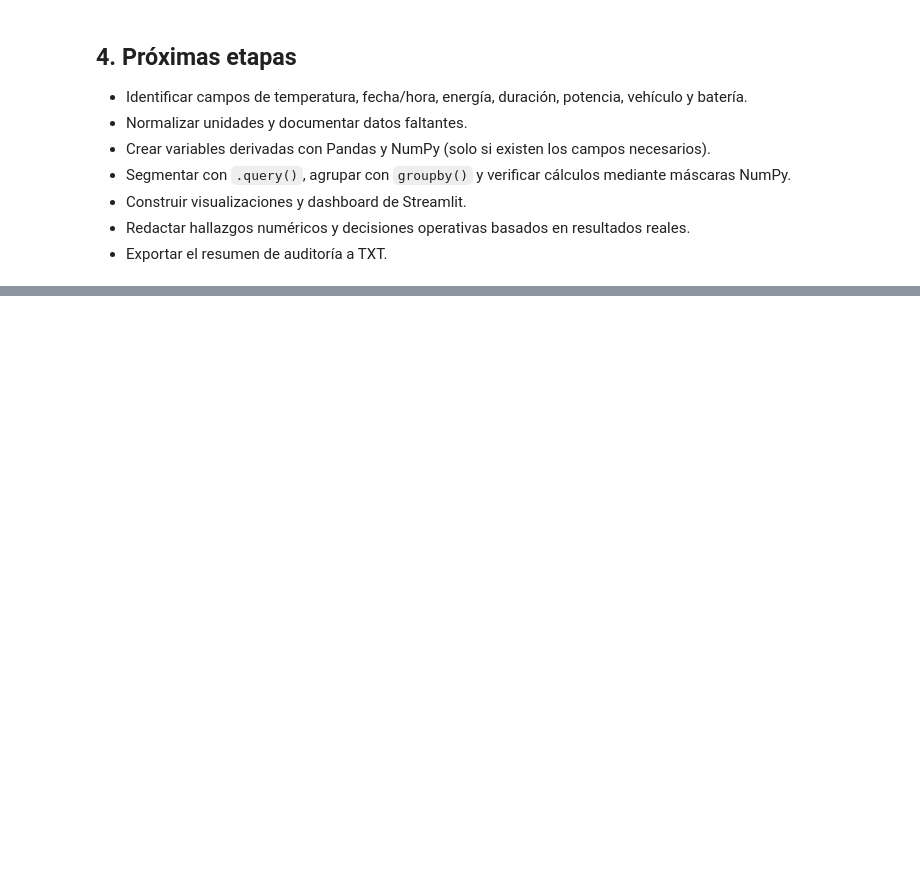
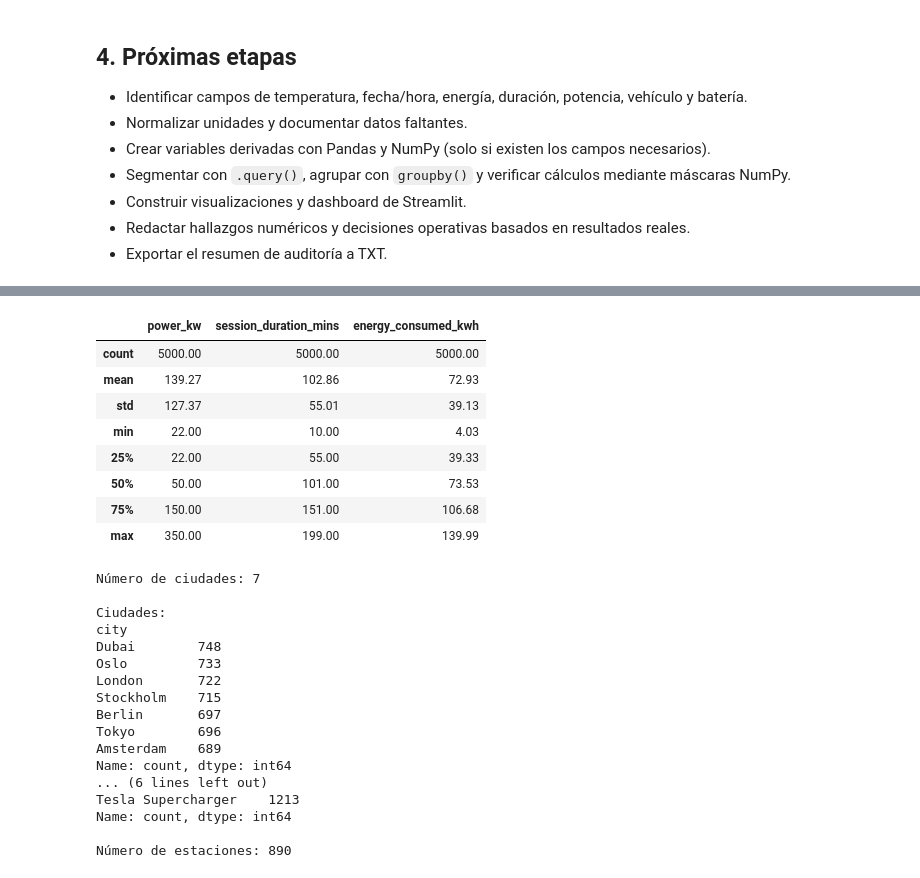
Before and after one commit to fredy10zs/analitica, a Jupyter notebook: EA4_Actividad_IA/EA4_Fredy_Ramírez.ipynb, the cells around one changed output, grey strips where cells are left out. Drawn from its saved outputs; the diff is of its cells as text; code cells hidden in the pictures; blank space fills up the shorter version.

```diff
--- a/EA4_Actividad_IA/EA4_Fredy_Ramírez.ipynb
+++ b/EA4_Actividad_IA/EA4_Fredy_Ramírez.ipynb
@@ -75,0 +153,42 @@ print('Columnas disponibles:', df.columns.tolist())
+# %%
+# Estadísticas descriptivas de las variables numéricas
+display(df[['power_kw', 'session_duration_mins', 'energy_consumed_kwh']].describe().round(2))
+
+# Número de ciudades registradas
+print("Número de ciudades:", df['city'].nunique())
+print("\nCiudades:")
+print(df['city'].value_counts())
+
+# Tipos de conectores y frecuencia
+print("\nTipos de conectores:")
+print(df['connector_type'].value_counts())
+
+# Número de estaciones distintas
+print("\nNúmero de estaciones:", df['station_id'].nunique())
+# %% [output]
+|  | power_kw | session_duration_mins | energy_consumed_kwh |
+| count | 5000.00 | 5000.00 | 5000.00 |
+| mean | 139.27 | 102.86 | 72.93 |
+| std | 127.37 | 55.01 | 39.13 |
+| min | 22.00 | 10.00 | 4.03 |
+| 25% | 22.00 | 55.00 | 39.33 |
+| 50% | 50.00 | 101.00 | 73.53 |
+| 75% | 150.00 | 151.00 | 106.68 |
+| max | 350.00 | 199.00 | 139.99 |
+Número de ciudades: 7
+
+Ciudades:
+city
+Dubai        748
+Oslo         733
+London       722
+Stockholm    715
+Berlin       697
+Tokyo        696
+Amsterdam    689
+Name: count, dtype: int64
+... (6 lines left out)
+Tesla Supercharger    1213
+Name: count, dtype: int64
+
+Número de estaciones: 890
```
Also changed, not shown: parts of 8 cells of this notebook, 1 other file.
